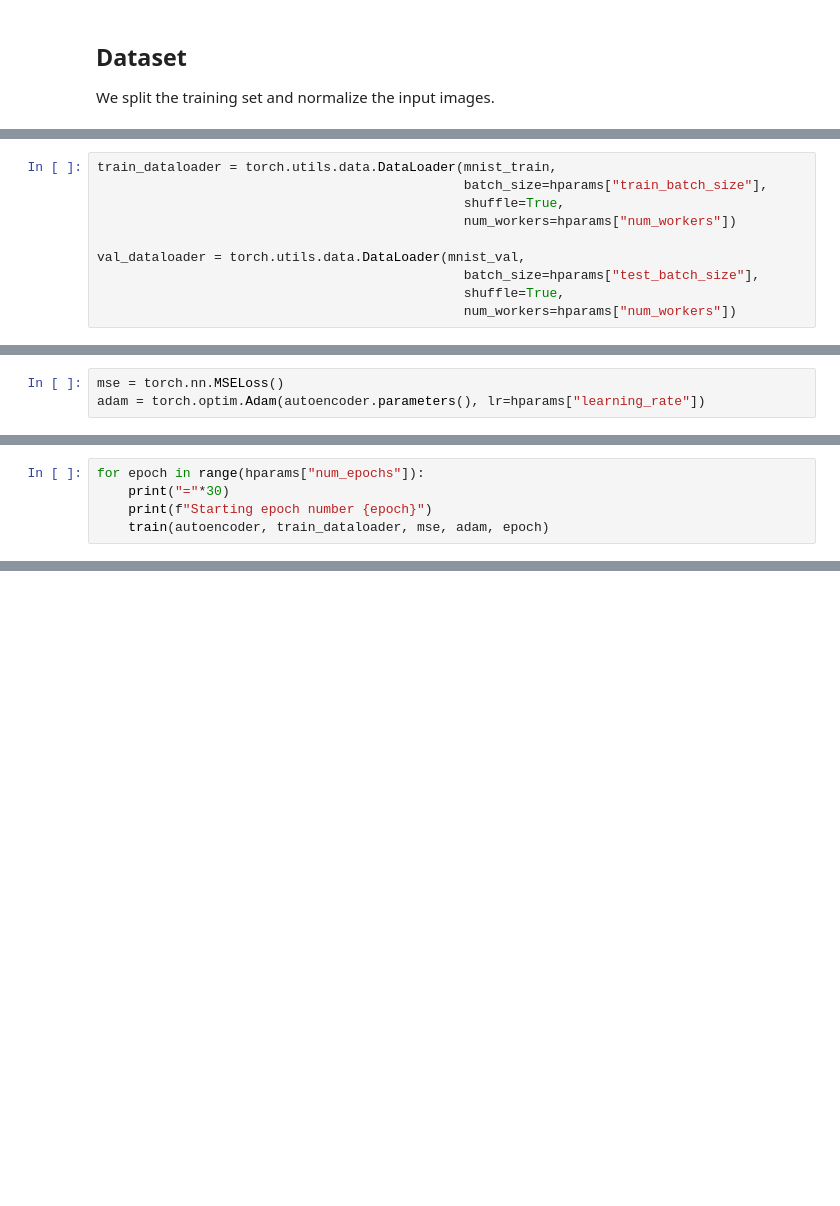
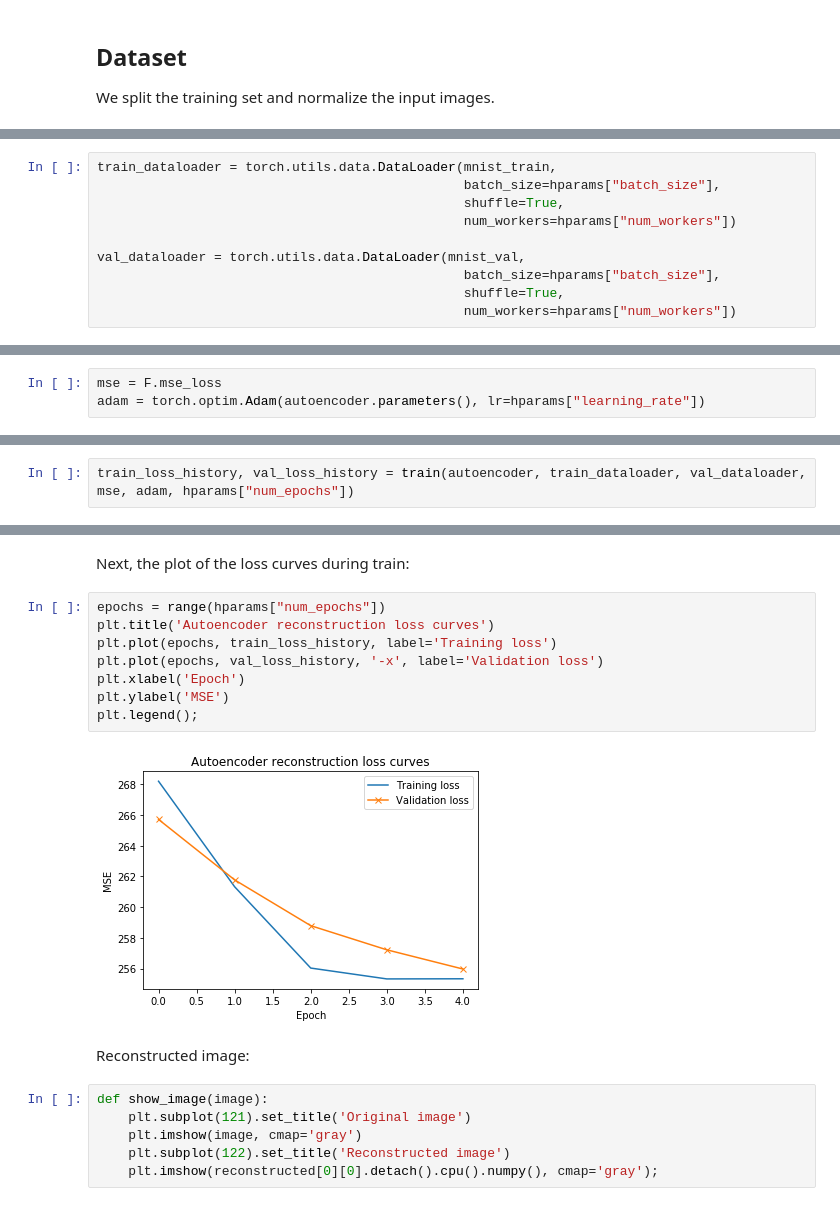
Before and after one commit to gio8tisu/DLAI-project, a Jupyter notebook: team08.ipynb, the cells around one changed output, grey strips where cells are left out. Saved outputs shown, nothing was run; the diff lists cells and outputs as text; blank space fills up the shorter version.

```diff
--- a/team08.ipynb
+++ b/team08.ipynb
@@ -242,12 +263,12 @@ val_size = (1 - hparams["train_percentage"]) * dataset_len
 mnist_train, mnist_val = torch.utils.data.random_split(mnist, [train_size, val_size])
 # %%
 train_dataloader = torch.utils.data.DataLoader(mnist_train,
-                                               batch_size=hparams["train_batch_size"],
+                                               batch_size=hparams["batch_size"],
                                                shuffle=True,
                                                num_workers=hparams["num_workers"])
 
 val_dataloader = torch.utils.data.DataLoader(mnist_val,
-                                               batch_size=hparams["test_batch_size"],
+                                               batch_size=hparams["batch_size"],
                                                shuffle=True,
                                                num_workers=hparams["num_workers"])
 # %% [markdown]
@@ -255,4 +276,4 @@ The next section defines the loss and the optimizer. In this case we will use Me
 # %%
-mse = torch.nn.MSELoss()
+mse = F.mse_loss
 adam = torch.optim.Adam(autoencoder.parameters(), lr=hparams["learning_rate"])
 # %%
@@ -294,5 +323,0 @@ def val(model, dataloader, criterion, optimizer, epoch):
-# %%
-for epoch in range(hparams["num_epochs"]):
-    print("="*30)
-    print(f"Starting epoch number {epoch}")
-    train(autoencoder, train_dataloader, mse, adam, epoch)
@@ -317,0 +324,2 @@ KeyboardInterrupt:
+# %%
+train_loss_history, val_loss_history = train(autoencoder, train_dataloader, val_dataloader, mse, adam, hparams["num_epochs"])
@@ -318,2 +344,22 @@ KeyboardInterrupt:
+# %% [markdown]
+Next, the plot of the loss curves during train:
+# %%
+epochs = range(hparams["num_epochs"])
+plt.title('Autoencoder reconstruction loss curves')
+plt.plot(epochs, train_loss_history, label='Training loss')
+plt.plot(epochs, val_loss_history, '-x', label='Validation loss')
+plt.xlabel('Epoch')
+plt.ylabel('MSE')
+plt.legend();
+# %% [output]
+[figure, added]
+# %% [markdown]
+Reconstructed image:
+# %%
+def show_image(image):
+    plt.subplot(121).set_title('Original image')
+    plt.imshow(image, cmap='gray')
+    plt.subplot(122).set_title('Reconstructed image')
+    plt.imshow(reconstructed[0][0].detach().cpu().numpy(), cmap='gray');
 # %%
 mnist_test = torchvision.datasets.MNIST('mnist_dataset', train=False, transform=transform)
```
Also changed, not shown: parts of 15 cells of this notebook.
